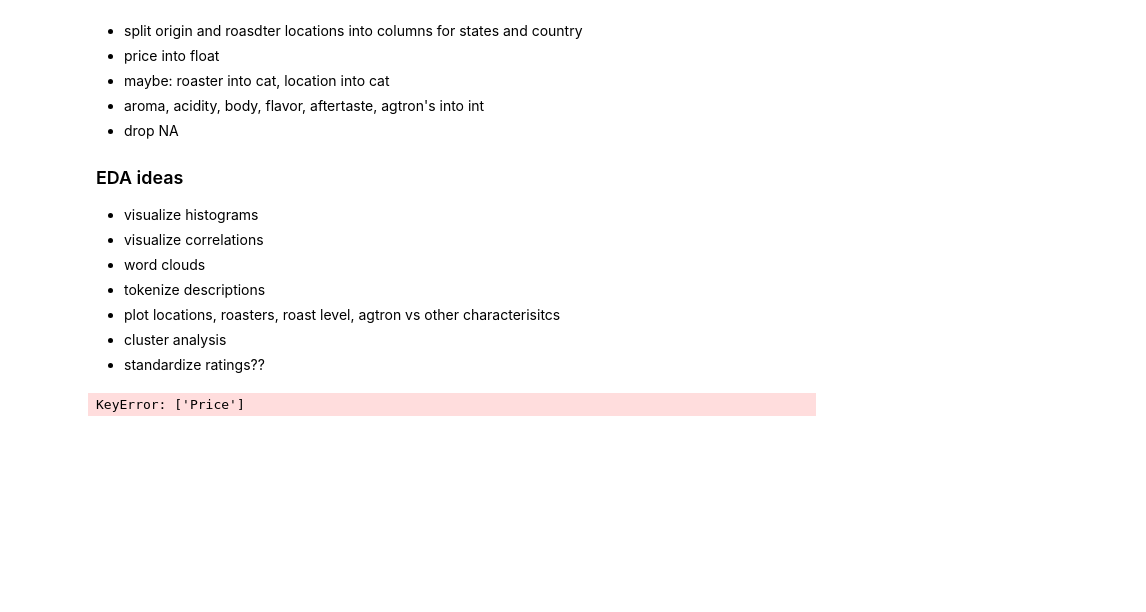
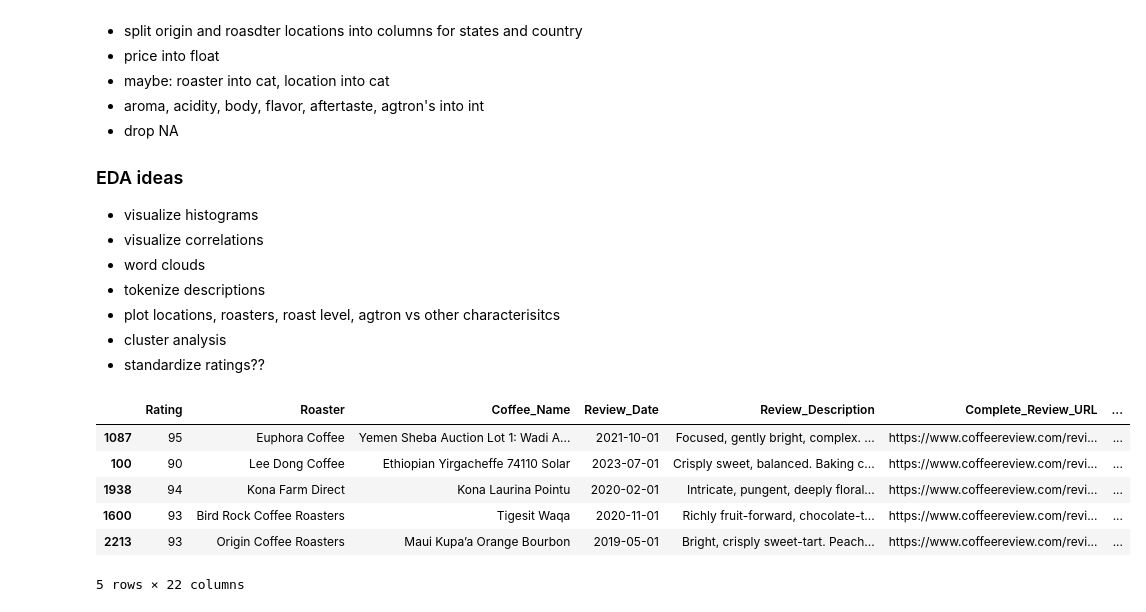
Before and after one commit to tynardone/coffee-reviews-analysis, a Jupyter notebook: coffee-review-eda.ipynb, the cells around one changed output. Drawn from its saved outputs; the diff is of its cells as text; code cells hidden in the pictures; blank space fills up the shorter version.

```diff
--- a/coffee-review-eda.ipynb
+++ b/coffee-review-eda.ipynb
@@ -37,26 +25,43 @@ df.head()
 - cluster analysis
 - standardize ratings??
 # %%
+# Read in raw coffee review data
+df = pd.read_csv('data/raw-roast-reviews.csv')
+df.head()
+
 def tweak_coffee(df):
     return (df
             .rename(columns = lambda c: c.replace(' ', '_'))
-            .rename(columns = {'Roaster Location': 'Location', 'Coffee Origin': 'Origin',
-                               'Est. Price': 'Price'})
+            .rename(columns = {'Coffee_Origin': 'Origin',
+                               'Est._Price': 'Price'})
             .assign(Review_Date = pd.to_datetime(df['Review_Date'], format='%b %Y'),
                     Acidity = lambda df_: df_['Acidity/Structure'].fillna(df_['Acidity']),
                     Agtron_External = lambda df_: df_['Agtron'].str.split('/', expand=True)[0],
-                    Agtron_Ground = lambda df_: df_['Agtron'].str.split('/', expand=True)[1]
+                    Agtron_Ground = lambda df_: df_['Agtron'].str.split('/', expand=True)[1],
+                    Price = lambda df_: df_['Price'].str.replace(',', ''),
                      )
+            .applymap(lambda x: x.strip() if isinstance(x, str) else x)
+            .applymap(lambda x: np.nan if x == 'NA' else x)
             .drop(['Acidity/Structure', 'Agtron'], axis=1)
-            .dropna(subset=['Acidity', 'Roast_Level', 'Aroma', 'Bottom_Line',
+            .dropna(subset=['Acidity', 'Roast_Level', 'Aroma', 'Price', 'Bottom_Line',
                             'Agtron_External', 'Agtron_Ground'])
             .astype({'Roaster': 'category', 'Rating': 'int64', 'Roast_Level':'category',
-                     'Roaster_Location':'category'})
+                     'Roaster_Location':'category',
+                     'Agtron_External':'int64', 'Agtron_Ground':'int64',
+                     'Aftertaste': 'int64', 'Aroma': 'int64', 'Body': 'int64',
+                     'Flavor': 'int64', 'Acidity': 'int64', 'Review_Date': 'datetime64[ns]'
+                     })
 
            )
 
 coffee = tweak_coffee(df)
 coffee.sample(5)
 # %% [output]
+|  | Rating | Roaster | Coffee_Name | Review_Date | Review_Description | Complete_Review_URL | ... |
+| 1087 | 95 | Euphora Coffee | Yemen Sheba Auction Lot 1: Wadi A... | 2021-10-01 | Focused, gently bright, complex. ... | https://www.coffeereview.com/revi... | ... |
+| 100 | 90 | Lee Dong Coffee | Ethiopian Yirgacheffe 74110 Solar | 2023-07-01 | Crisply sweet, balanced. Baking c... | https://www.coffeereview.com/revi... | ... |
+| 1938 | 94 | Kona Farm Direct | Kona Laurina Pointu | 2020-02-01 | Intricate, pungent, deeply floral... | https://www.coffeereview.com/revi... | ... |
+| 1600 | 93 | Bird Rock Coffee Roasters | Tigesit Waqa | 2020-11-01 | Richly fruit-forward, chocolate-t... | https://www.coffeereview.com/revi... | ... |
+| 2213 | 93 | Origin Coffee Roasters | Maui Kupa’a Orange Bourbon | 2019-05-01 | Bright, crisply sweet-tart. Peach... | https://www.coffeereview.com/revi... | ... |
-KeyError: ['Price']
+5 rows × 22 columns
 # %%
```
Also changed, not shown: parts of 7 cells of this notebook.
